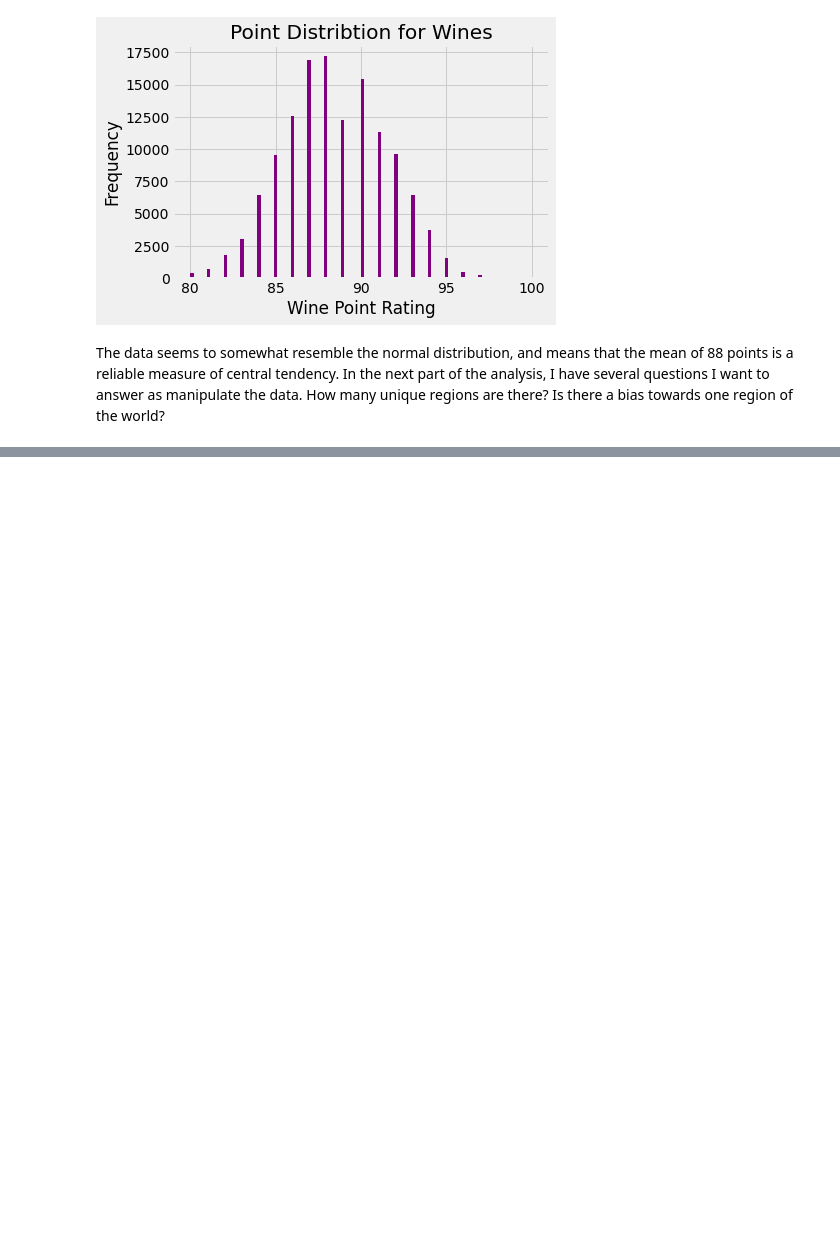
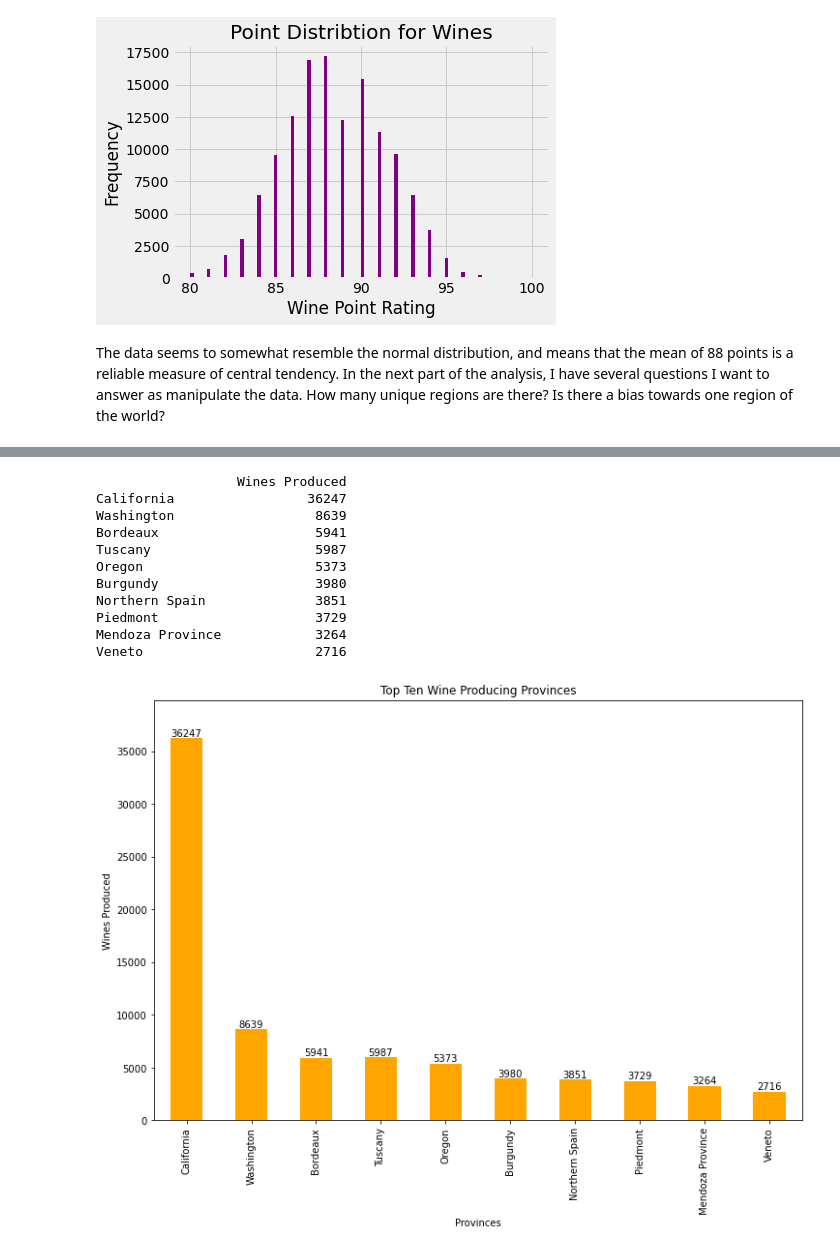
Before and after one commit to RAStoneroadII/Wine_Review_EDA, a Jupyter notebook: Wine_Review_EDA.ipynb, the cells around one changed output, grey strips where cells are left out. Saved outputs shown, nothing was run; the diff lists cells and outputs as text; code cells hidden in the pictures; blank space fills up the shorter version.

```diff
--- a/Wine_Review_EDA.ipynb
+++ b/Wine_Review_EDA.ipynb
@@ -271,0 +322,34 @@ total_regions = len(pd.unique(wine_dataset['region_1']))
+# %%
+# Visualization of province data
+import matplotlib.pyplot as plt
+import pandas as pd
+# Data pulled from cell above for bar chart
+Provinces = ["California","Washington","Bordeaux","Tuscany","Oregon","Burgundy","Northern Spain","Piedmont","Mendoza Province","Veneto"]
+wines_reviewed = [36247,8639,5941,5987,5373,3980,3851,3729,3264,2716]
+# This makes the freq a col and the province names go where integers would go
+df = pd.DataFrame({"Wines Produced": wines_reviewed}, index = Provinces)
+print(df)  # This is assuming each wine reviewed is a unique product
+# Creating the plot
+ax = df.plot(kind='bar', figsize=(12, 8), color = "orange", title= "Top Ten Wine Producing Provinces",
+             xlabel= "Provinces", ylabel= "Wines Produced", legend=False)
+# Annotate
+ax.bar_label(ax.containers[0], label_type='edge')
+
+# Pad the spacing between the number and the edge of the figure
+ax.margins(y=0.1)
+
+plt.show()
+# Tweak the fontsize of the title and axes text size
+# %% [output]
+                  Wines Produced
+California                 36247
+Washington                  8639
+Bordeaux                    5941
+Tuscany                     5987
+Oregon                      5373
+Burgundy                    3980
+Northern Spain              3851
+Piedmont                    3729
+Mendoza Province            3264
+Veneto                      2716
+[figure, added]
```
Also changed, not shown: parts of 4 cells of this notebook.
